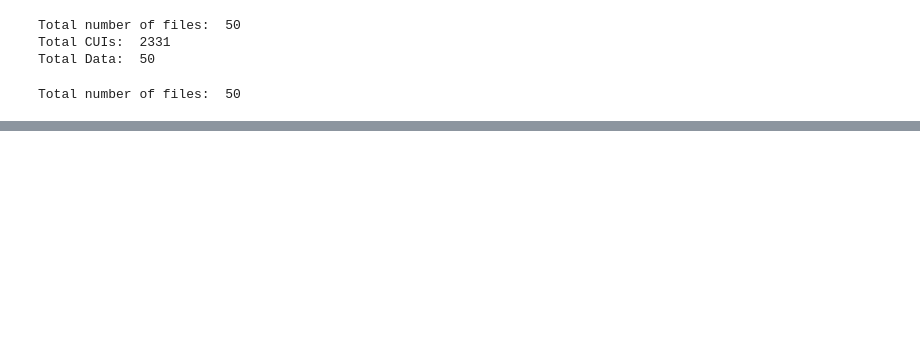
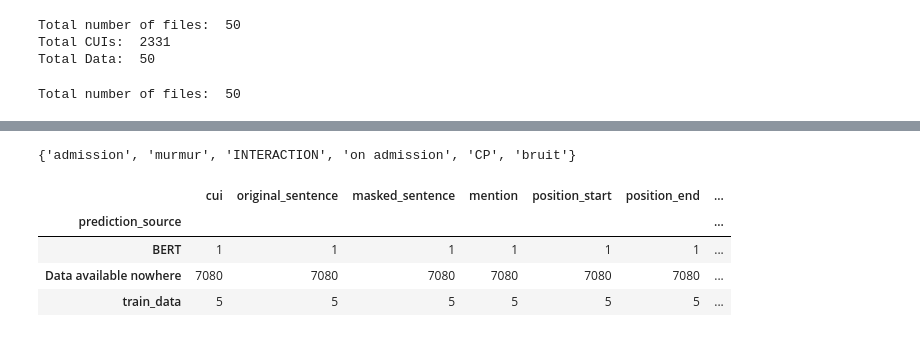
Before and after one commit to MNISAR/Clinical-Entity-Normalization, a Jupyter notebook: testing_pipeline.ipynb, the cells around one changed output, grey strips where cells are left out. Saved outputs shown, nothing was run; the diff lists cells and outputs as text; code cells hidden in the pictures; blank space fills up the shorter version.

```diff
--- a/testing_pipeline.ipynb
+++ b/testing_pipeline.ipynb
@@ -41,9 +42,3 @@ test_df.head()
 | 2 | C0027497 | 004668411 CTMC 68299235 763052 9/... | 004668411 CTMC 68299235 763052 9/... | nausea | 316 | 322 |
 | 3 | C0042963 | 004668411 CTMC 68299235 763052 9/... | 004668411 CTMC 68299235 763052 9/... | vomiting | 327 | 335 |
 | 4 | CUI-less | 004668411 CTMC 68299235 763052 9/... | 004668411 CTMC 68299235 763052 9/... | a long-standing complaint | 345 | 370 |
-# %%
-for i in test_df.index:
-    row = test_df.loc[i]
-    if row['cui'] in CUI:
-#         if row['mention'] in CUI[row['cui']]:
-        print(row['cui'], row['mention'], CUI[row['cui']], end="\n\n")
@@ -68,4 +44,0 @@ CUI-less other medical problems  {(5, 'HEENT exam'), (30, 'Enteric coated'), (2,
-# %%
-for cui, mention in zip(test_df.cui, test_df.mention):
-    if mention in iCUI:
-        print(f";{mention};", " : ", iCUI[mention], " : ", cui)
@@ -78,0 +147,10 @@ for cui, mention in zip(test_df.cui, test_df.mention):
+# %%
+print(set(test_df['mention']).intersection(set(iCUI.keys())))
+test_df.groupby(by='prediction_source').count()
+# %% [output]
+{'admission', 'murmur', 'INTERACTION', 'on admission', 'CP', 'bruit'}
+|  | cui | original_sentence | masked_sentence | mention | position_start | position_end | ... |
+| prediction_source |  |  |  |  |  |  | ... |
+| BERT | 1 | 1 | 1 | 1 | 1 | 1 | ... |
+| Data available nowhere | 7080 | 7080 | 7080 | 7080 | 7080 | 7080 | ... |
+| train_data | 5 | 5 | 5 | 5 | 5 | 5 | ... |
```
Also changed, not shown: parts of 10 cells of this notebook, 4 other files.
